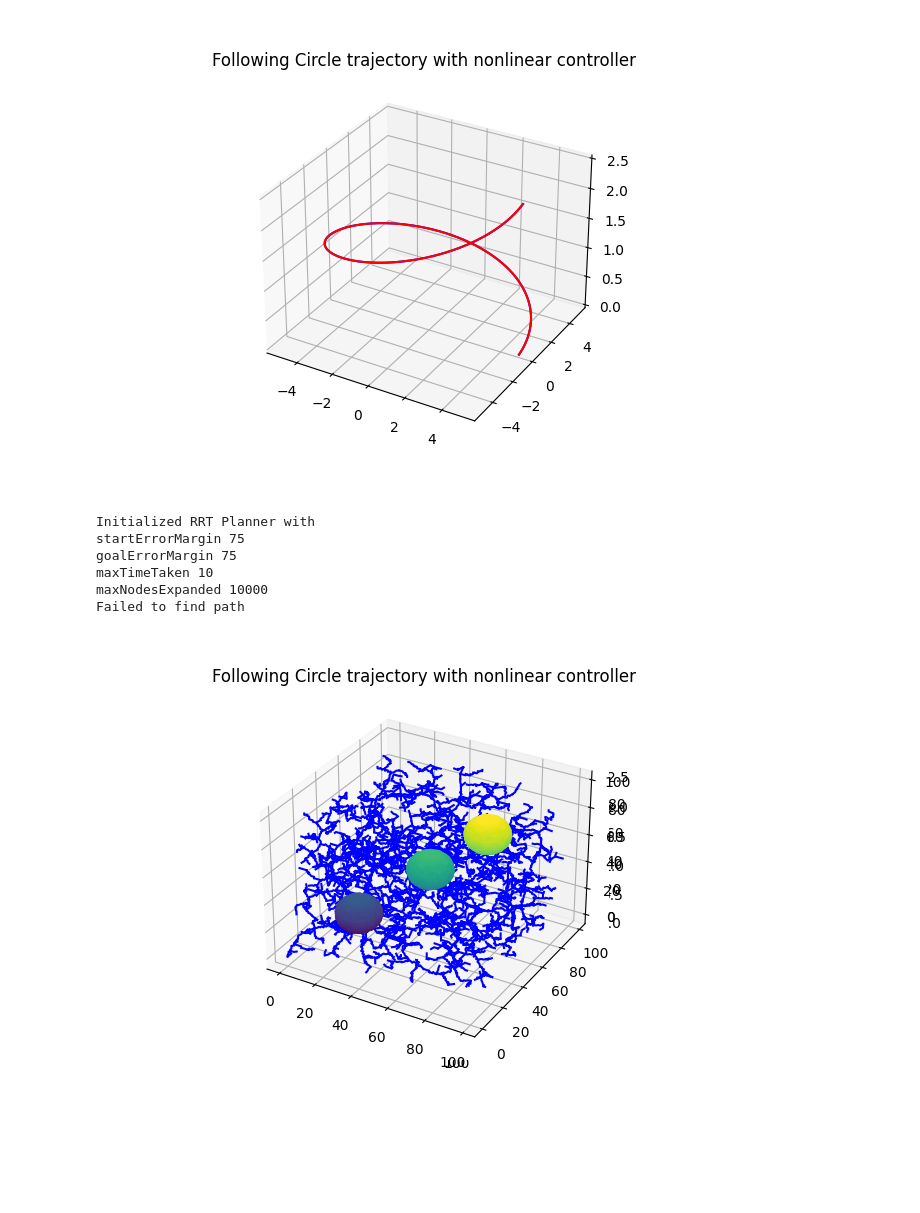
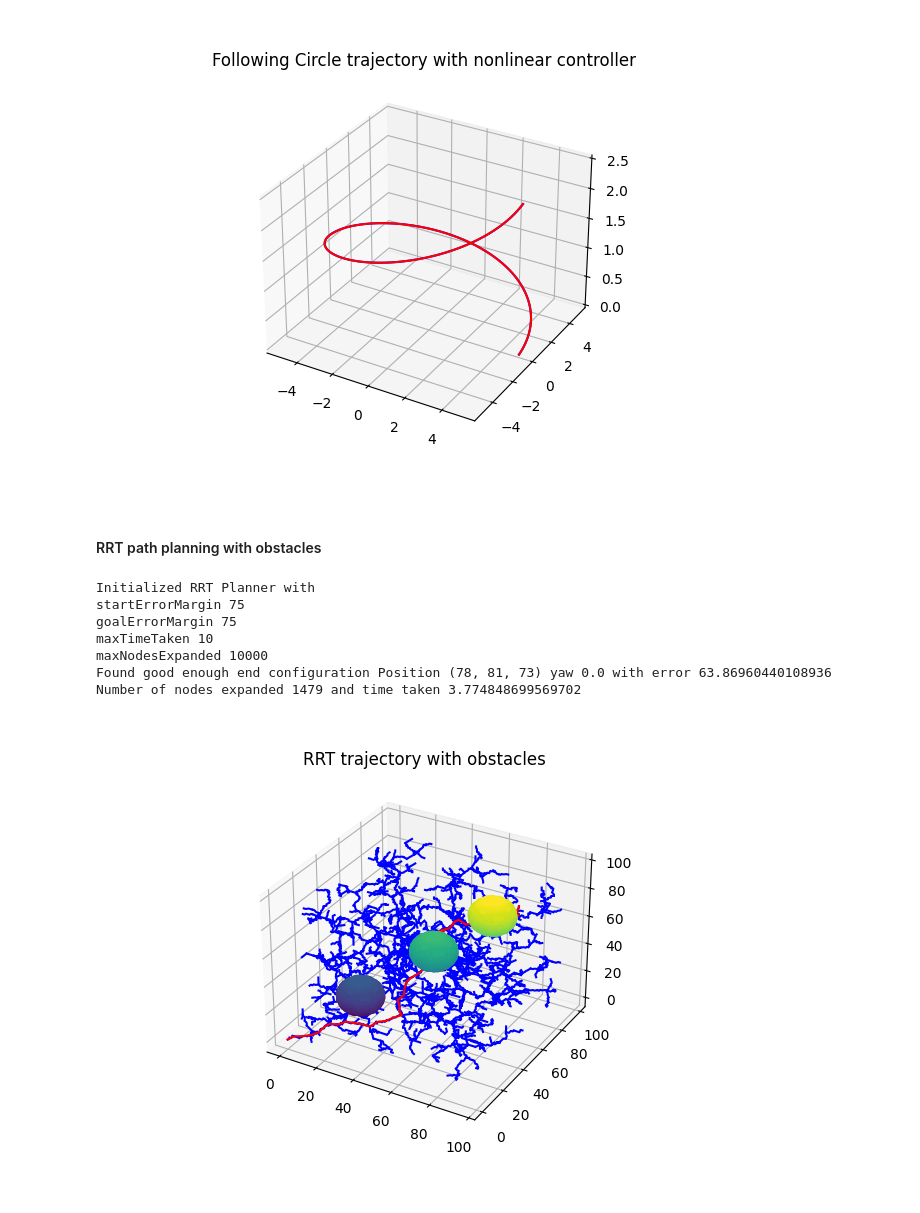
Before and after one commit to Nielsencu/quadcopter-planner, a Jupyter notebook: main.ipynb, the cells around one changed output. Cells and saved outputs as stored; diff of their text form; code cells hidden in the pictures; blank space fills up the shorter version.

```diff
--- a/main.ipynb
+++ b/main.ipynb
@@ -101,32 +99,39 @@ ax.plot(real_trajectory['x'], real_trajectory['y'], real_trajectory['z'], c='#FF
 plt.show()
 # %% [output]
 [figure]
+# %% [markdown]
+#### RRT path planning with obstacles
 # %%
 from RRT_planning.graphrrt import RRTPlanner, GridMap, Configuration
 
 grid = GridMap(100,100,100)
 grid.addObstacles(25,25,25, radius=10)
 grid.addObstacles(70,70,70, radius=10)
 grid.addObstacles(50,50,50, radius=10)
 startConfig = Configuration(0,0,0)
 planner = RRTPlanner(grid)
 goalConfig = Configuration(80,80,80, np.pi)
-ax = plt.axes(projection='3d')
+fig = plt.figure()
+ax = fig.add_subplot(projection='3d')
 x, y, z = grid.getMap().nonzero()
 ax.scatter(x,y,z,c=z, alpha=1)
 traj = planner.getTrajectory(startConfig, goalConfig, ax=ax)
 if ax is not None:
     y = np.array([point.pos.y for point in traj])
     x = np.array([point.pos.x for point in traj])
     z = np.array([point.pos.z for point in traj])
     ax.plot(x, y, z, '-r')
 #print(f'Trajectory generated is:\n{[conf.pos for conf in traj]}')
+
+ax.set_title(f"RRT trajectory with obstacles")
+
 plt.show()
 # %% [output]
 Initialized RRT Planner with
 startErrorMargin 75
 goalErrorMargin 75
 maxTimeTaken 10
 maxNodesExpanded 10000
-Failed to find path
+Found good enough end configuration Position (78, 81, 73) yaw 0.0 with error 63.86960440108936
+Number of nodes expanded 1479 and time taken 3.774848699569702
-[figure, old version]
+[figure, new version]
```
Also changed, not shown: parts of 6 cells of this notebook.
